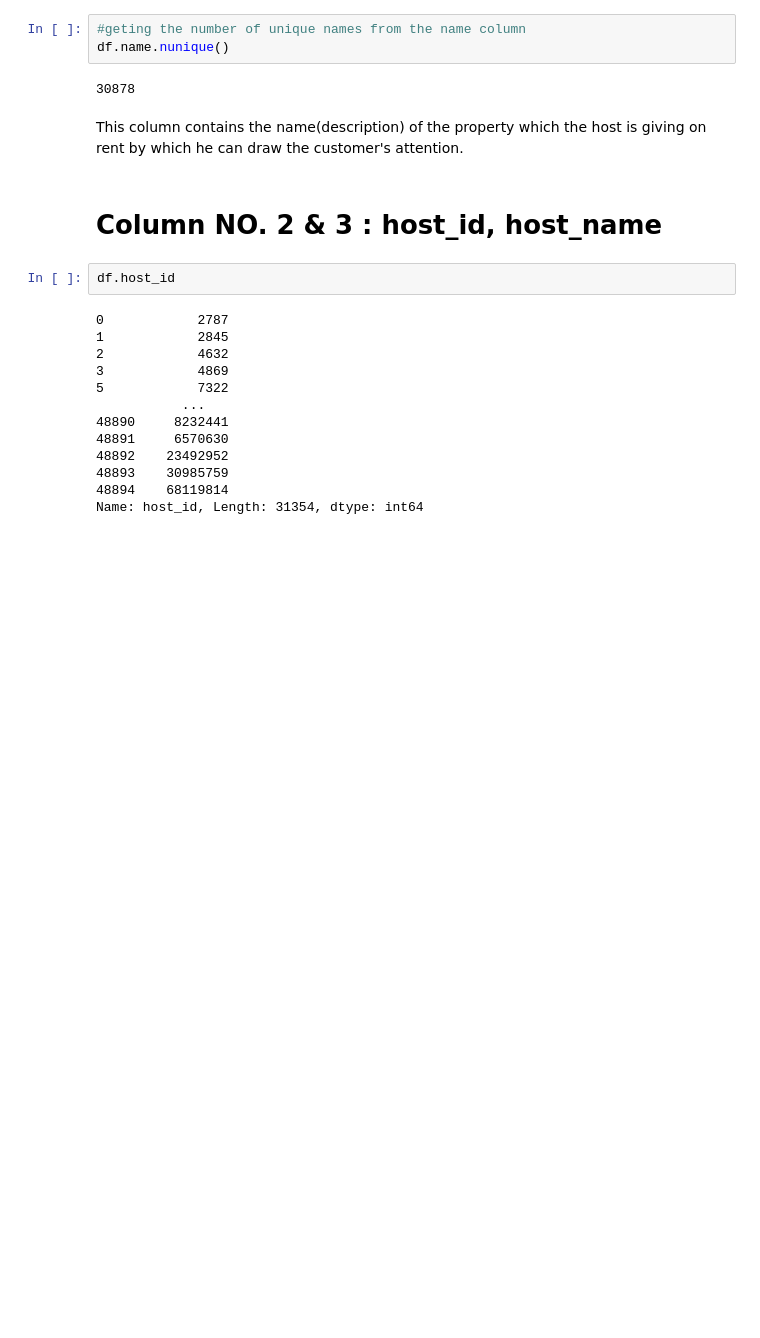
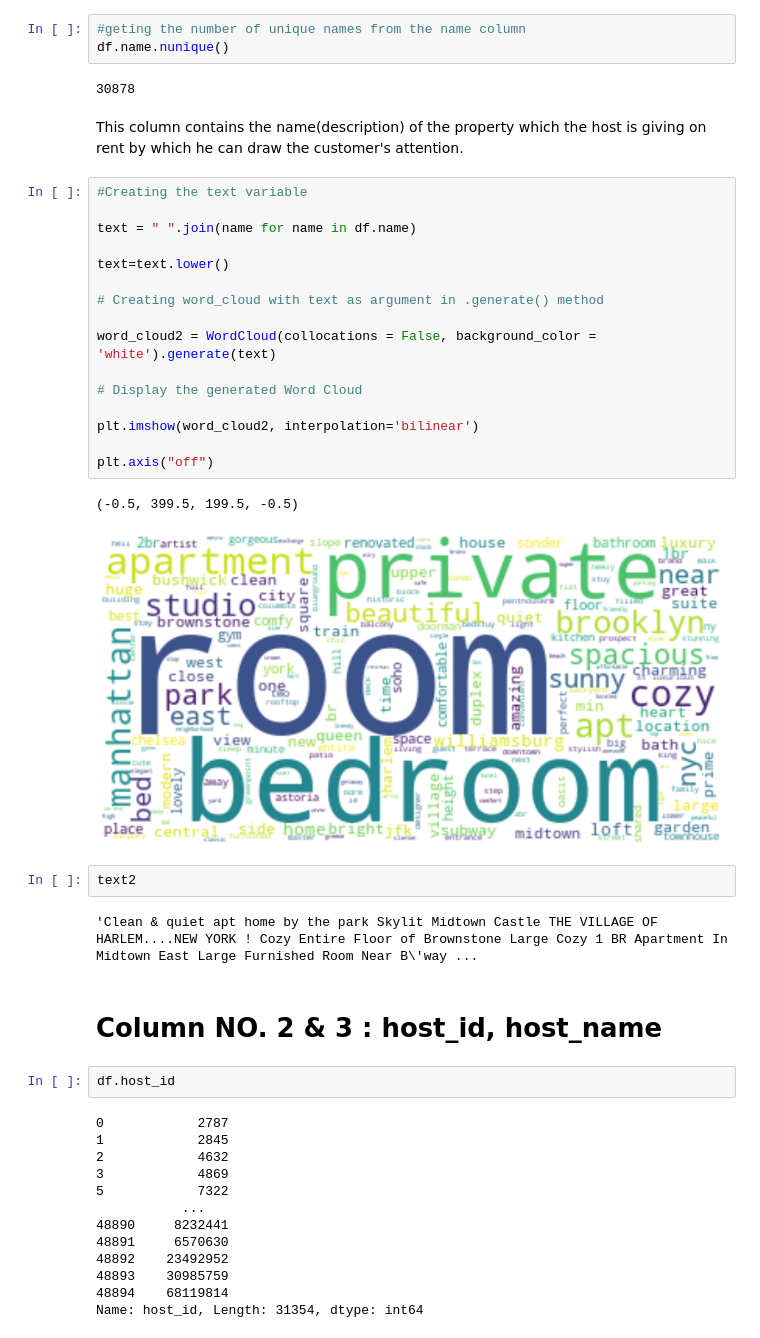
Before and after one commit to Ali-Asgar-Lakdawala/EDA-airbnb, a Jupyter notebook: Ali_Asgar_Airbnb_Bookings_Analysis_Capstone_Project.ipynb, the cells around one changed output. Cells and saved outputs as stored; diff of their text form; blank space fills up the shorter version.

```diff
--- a/Ali_Asgar_Airbnb_Bookings_Analysis_Capstone_Project.ipynb
+++ b/Ali_Asgar_Airbnb_Bookings_Analysis_Capstone_Project.ipynb
@@ -179,6 +178,29 @@ df.name.nunique()
 30878
 # %% [markdown]
 This column contains the name(description) of the property which the host is giving on rent by which he can draw the customer's attention.
+# %%
+#Creating the text variable
+
+text = " ".join(name for name in df.name)
+
+text=text.lower()
+
+# Creating word_cloud with text as argument in .generate() method
+
+word_cloud2 = WordCloud(collocations = False, background_color = 'white').generate(text)
+
+# Display the generated Word Cloud
+
+plt.imshow(word_cloud2, interpolation='bilinear')
+
+plt.axis("off")
+# %% [output]
+(-0.5, 399.5, 199.5, -0.5)
+[figure, added]
+# %%
+text2
+# %% [output]
+'Clean & quiet apt home by the park Skylit Midtown Castle THE VILLAGE OF HARLEM....NEW YORK ! Cozy Entire Floor of Brownstone Large Cozy 1 BR Apartment In Midtown East Large Furnished Room Near B\'way ...
 # %% [markdown]
 # Column NO. 2 & 3 : host_id, host_name
 # %%
```
Also changed, not shown: parts of 16 cells of this notebook.
